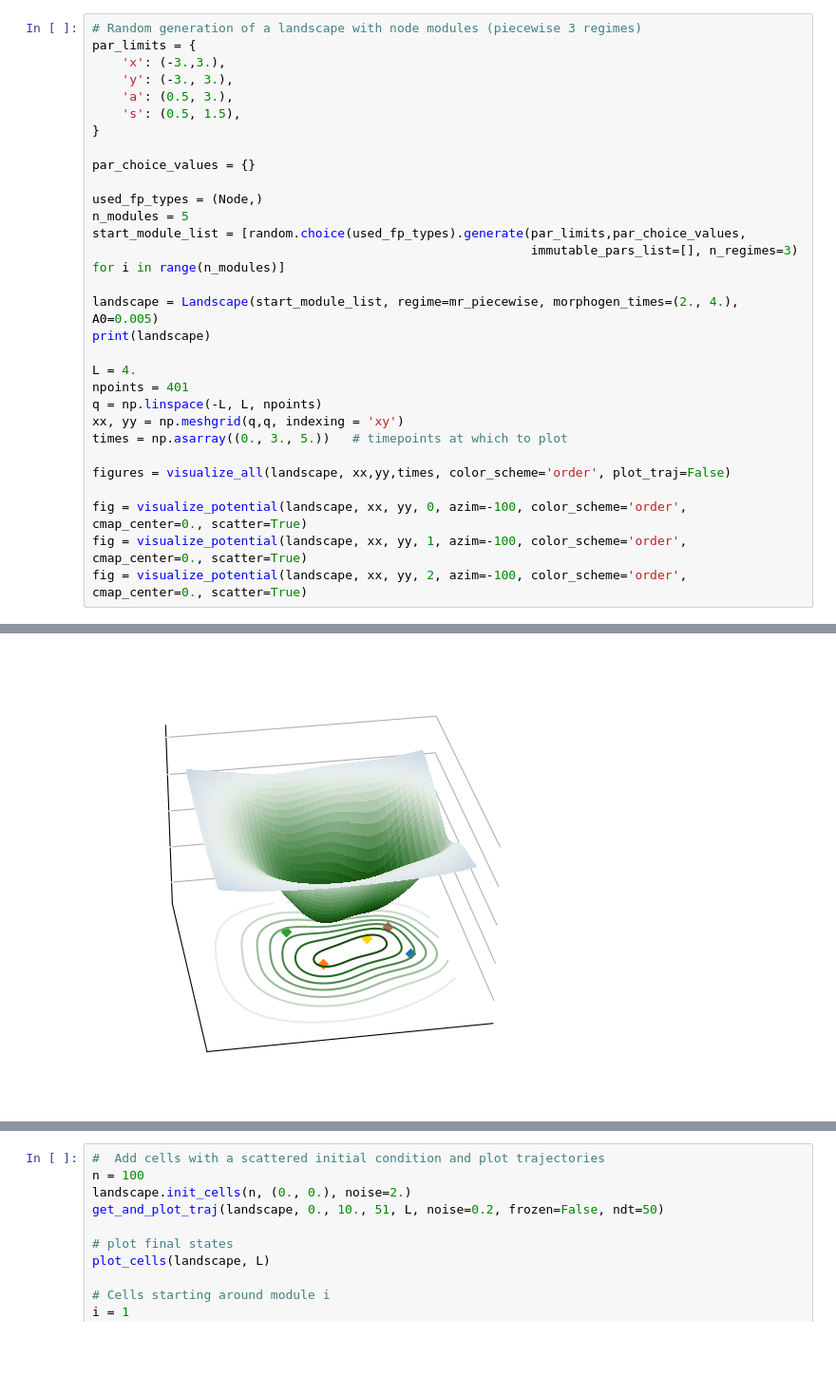
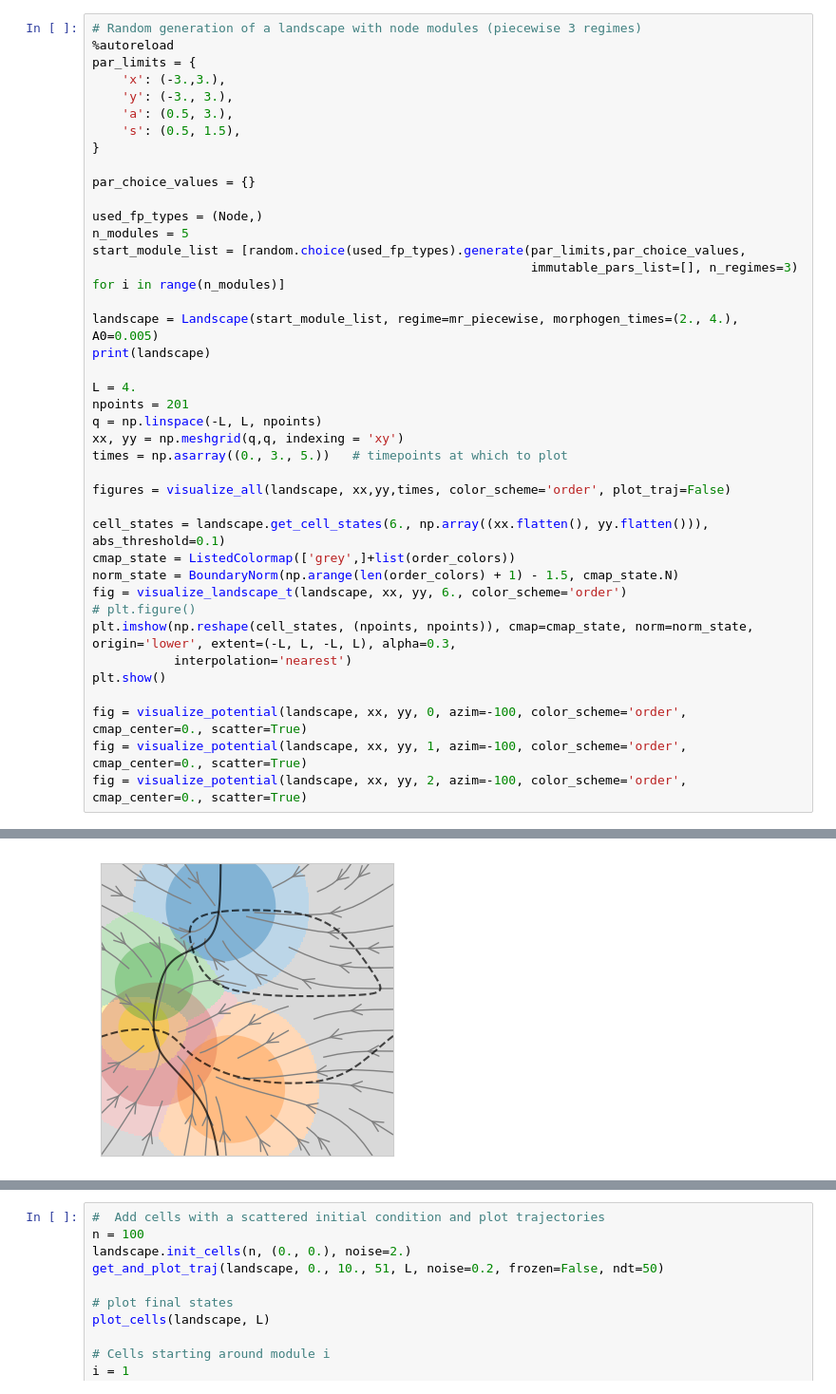
Before and after one commit to victoria-mochulska/evoscape, a Jupyter notebook: examples/example_basics.ipynb, the cells around one changed output, grey strips where cells are left out. Shown at 95% size. Saved outputs shown, nothing was run; the diff lists cells and outputs as text; blank space fills up the shorter version.

```diff
--- a/examples/example_basics.ipynb
+++ b/examples/example_basics.ipynb
@@ -78,5 +110,6 @@ fig = visualize_landscape_t(l, xx, yy, 5., color_scheme='fp_types', traj_times=(
 # %%
 # Random generation of a landscape with node modules (piecewise 3 regimes)
+%autoreload
 par_limits = {
     'x': (-3.,3.),
     'y': (-3., 3.),
@@ -95,13 +128,22 @@ landscape = Landscape(start_module_list, regime=mr_piecewise, morphogen_times=(2
 print(landscape)
 
 L = 4.
-npoints = 401
+npoints = 201
 q = np.linspace(-L, L, npoints)
 xx, yy = np.meshgrid(q,q, indexing = 'xy')
 times = np.asarray((0., 3., 5.))   # timepoints at which to plot
 
 figures = visualize_all(landscape, xx,yy,times, color_scheme='order', plot_traj=False)
 
+cell_states = landscape.get_cell_states(6., np.array((xx.flatten(), yy.flatten())), abs_threshold=0.1)
+cmap_state = ListedColormap(['grey',]+list(order_colors))
+norm_state = BoundaryNorm(np.arange(len(order_colors) + 1) - 1.5, cmap_state.N)
+fig = visualize_landscape_t(landscape, xx, yy, 6., color_scheme='order')
+# plt.figure()
+plt.imshow(np.reshape(cell_states, (npoints, npoints)), cmap=cmap_state, norm=norm_state, origin='lower', extent=(-L, L, -L, L), alpha=0.3,
+           interpolation='nearest')
+plt.show()
+
 fig = visualize_potential(landscape, xx, yy, 0, azim=-100, color_scheme='order', cmap_center=0., scatter=True)
 fig = visualize_potential(landscape, xx, yy, 1, azim=-100, color_scheme='order', cmap_center=0., scatter=True)
 fig = visualize_potential(landscape, xx, yy, 2, azim=-100, color_scheme='order', cmap_center=0., scatter=True)
@@ -118 +160 @@ Node: x=2.845288443769145, y=-0.009204023613225587, a=[2.43811367,0.90283172,2.8
-[figure, old version]
+[figure, new version]
```
Also changed, not shown: parts of 6 cells of this notebook, 10 other files.
